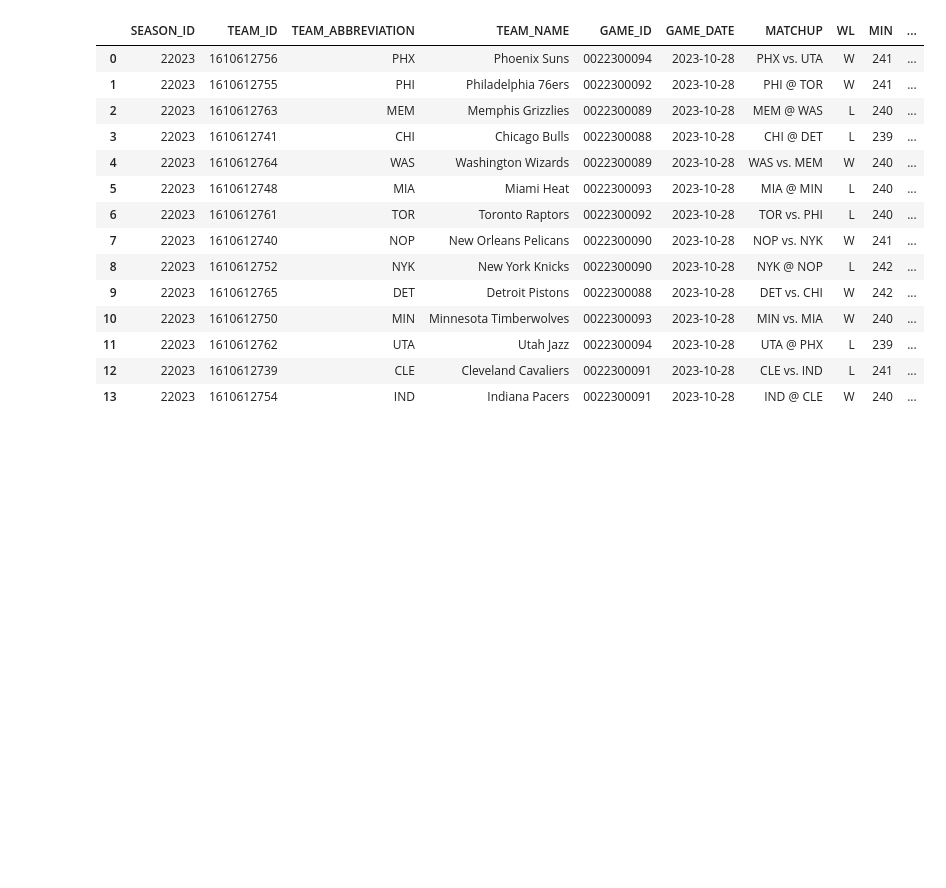
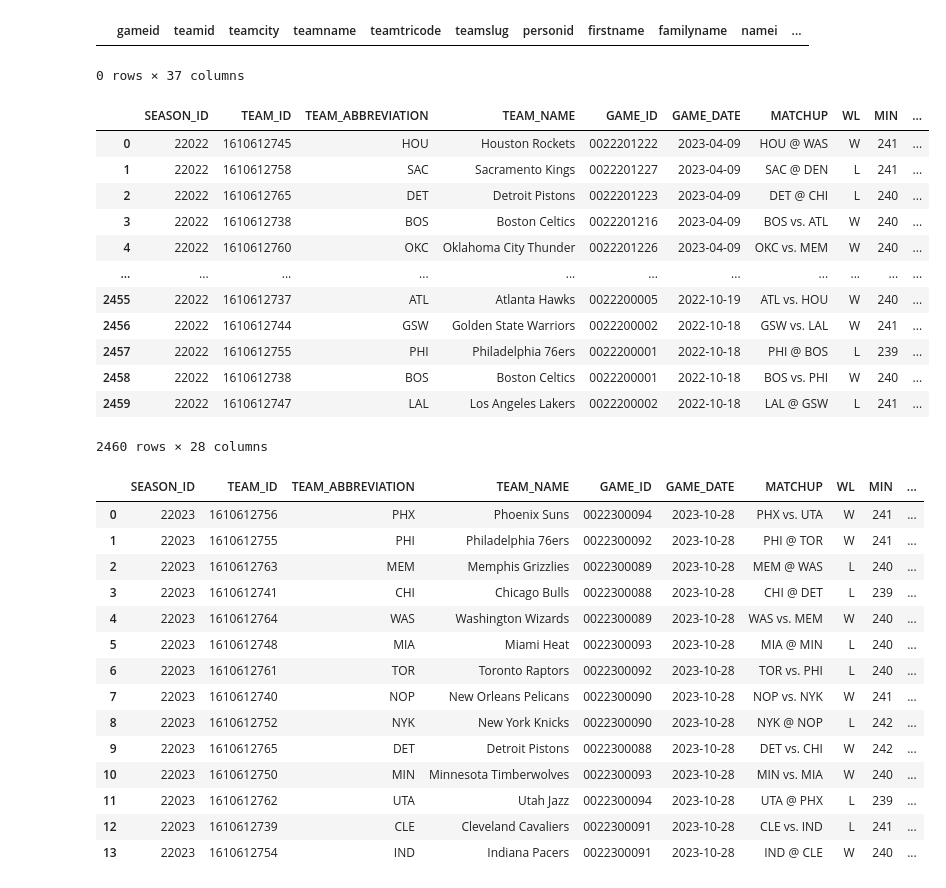
Before and after one commit to ajwinters/bballagg, a Jupyter notebook: scratch.ipynb, the cells around one changed output. Cells and saved outputs as stored; diff of their text form; code cells hidden in the pictures; blank space fills up the shorter version.

```diff
--- a/scratch.ipynb
+++ b/scratch.ipynb
@@ -1 +167,23 @@
+# %%
+fetch_table_data(conn,name)
+# %% [output]
+|  | gameid | teamid | teamcity | teamname | teamtricode | teamslug | personid | firstname | familyname | namei | ... |
+0 rows × 37 columns
+# %%
+gamefinder = leaguegamefinder.LeagueGameFinder(league_id_nullable='00', season_type_nullable="Regular Season",season_nullable='2022-23').get_data_frames()[0]
+gamefinder
+# %% [output]
+|  | SEASON_ID | TEAM_ID | TEAM_ABBREVIATION | TEAM_NAME | GAME_ID | GAME_DATE | MATCHUP | WL | MIN | ... |
+| 0 | 22022 | 1610612745 | HOU | Houston Rockets | 0022201222 | 2023-04-09 | HOU @ WAS | W | 241 | ... |
+| 1 | 22022 | 1610612758 | SAC | Sacramento Kings | 0022201227 | 2023-04-09 | SAC @ DEN | L | 241 | ... |
+| 2 | 22022 | 1610612765 | DET | Detroit Pistons | 0022201223 | 2023-04-09 | DET @ CHI | L | 240 | ... |
+| 3 | 22022 | 1610612738 | BOS | Boston Celtics | 0022201216 | 2023-04-09 | BOS vs. ATL | W | 240 | ... |
+| 4 | 22022 | 1610612760 | OKC | Oklahoma City Thunder | 0022201226 | 2023-04-09 | OKC vs. MEM | W | 240 | ... |
+| ... | ... | ... | ... | ... | ... | ... | ... | ... | ... | ... |
+| 2455 | 22022 | 1610612737 | ATL | Atlanta Hawks | 0022200005 | 2022-10-19 | ATL vs. HOU | W | 240 | ... |
+| 2456 | 22022 | 1610612744 | GSW | Golden State Warriors | 0022200002 | 2022-10-18 | GSW vs. LAL | W | 241 | ... |
+| 2457 | 22022 | 1610612755 | PHI | Philadelphia 76ers | 0022200001 | 2022-10-18 | PHI @ BOS | L | 239 | ... |
+| 2458 | 22022 | 1610612738 | BOS | Boston Celtics | 0022200001 | 2022-10-18 | BOS vs. PHI | W | 240 | ... |
+| 2459 | 22022 | 1610612747 | LAL | Los Angeles Lakers | 0022200002 | 2022-10-18 | LAL @ GSW | L | 241 | ... |
+2460 rows × 28 columns
 # %%
```
Also changed, not shown: parts of 8 cells of this notebook, 1 other file.
